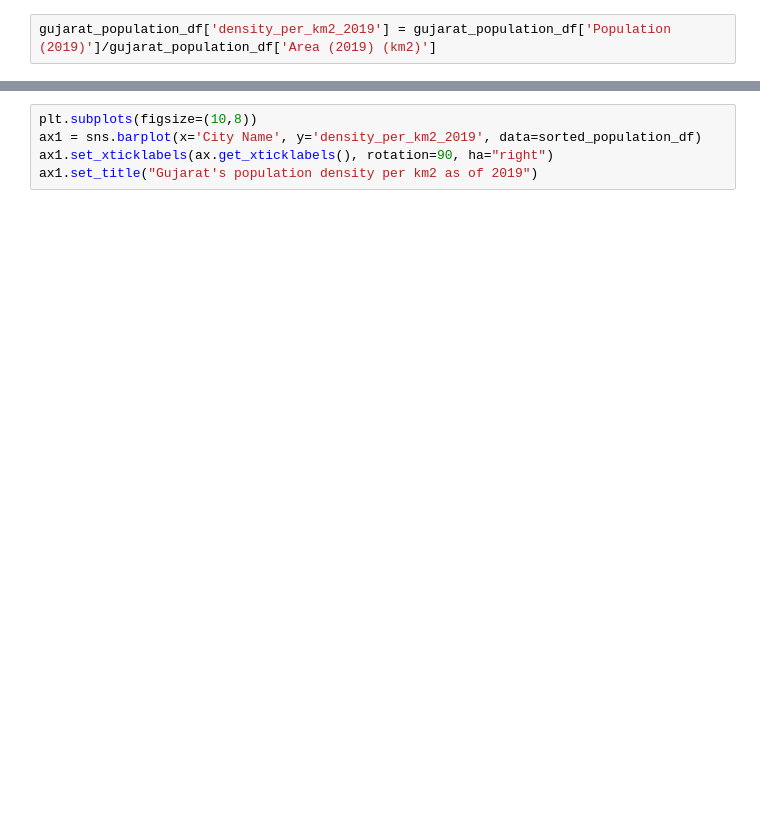
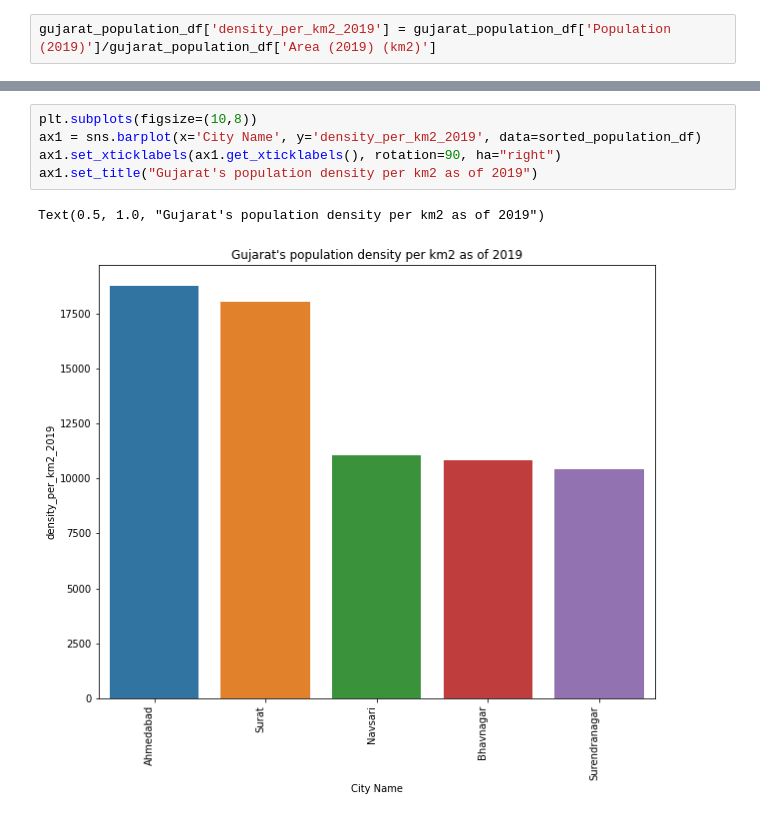
Before and after one commit to SowmyaLR/Statistics-for-ML, a Jupyter notebook: india/gujarat/gujarat_covid_19_cases.ipynb, the cells around one changed output, grey strips where cells are left out. Saved outputs shown, nothing was run; the diff lists cells and outputs as text; blank space fills up the shorter version.

```diff
--- a/india/gujarat/gujarat_covid_19_cases.ipynb
+++ b/india/gujarat/gujarat_covid_19_cases.ipynb
@@ -62,5 +190,8 @@ sorted_population_df
 # %%
 plt.subplots(figsize=(10,8))
 ax1 = sns.barplot(x='City Name', y='density_per_km2_2019', data=sorted_population_df)
-ax1.set_xticklabels(ax.get_xticklabels(), rotation=90, ha="right")
+ax1.set_xticklabels(ax1.get_xticklabels(), rotation=90, ha="right")
 ax1.set_title("Gujarat's population density per km2 as of 2019")
+# %% [output]
+Text(0.5, 1.0, "Gujarat's population density per km2 as of 2019")
+[figure, added]
```
Also changed, not shown: parts of 12 cells of this notebook.
